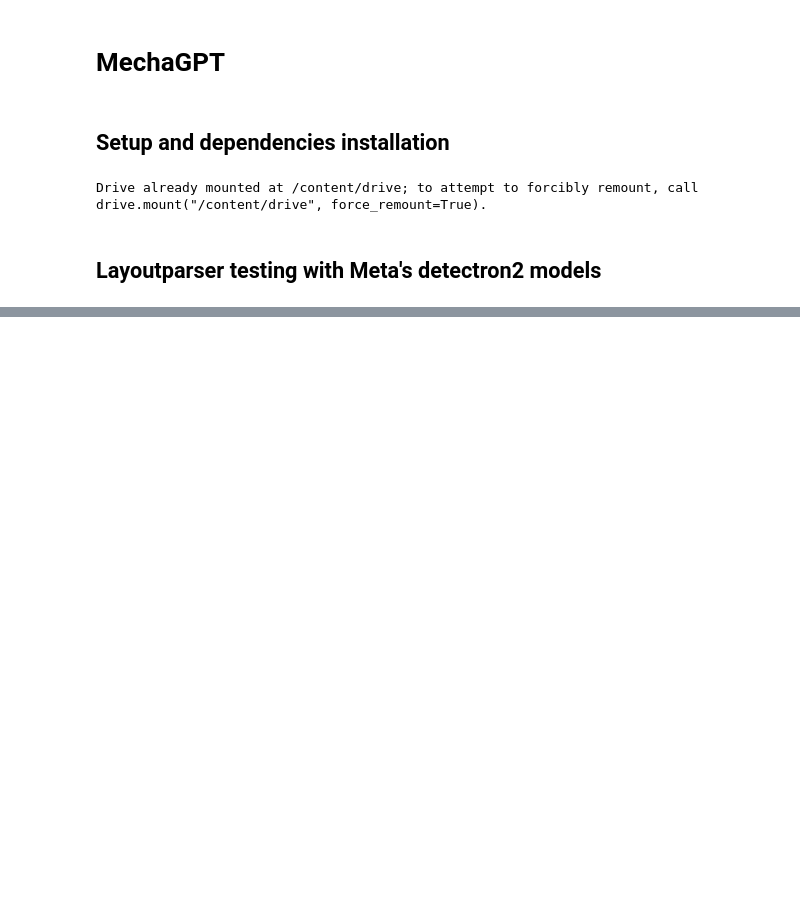
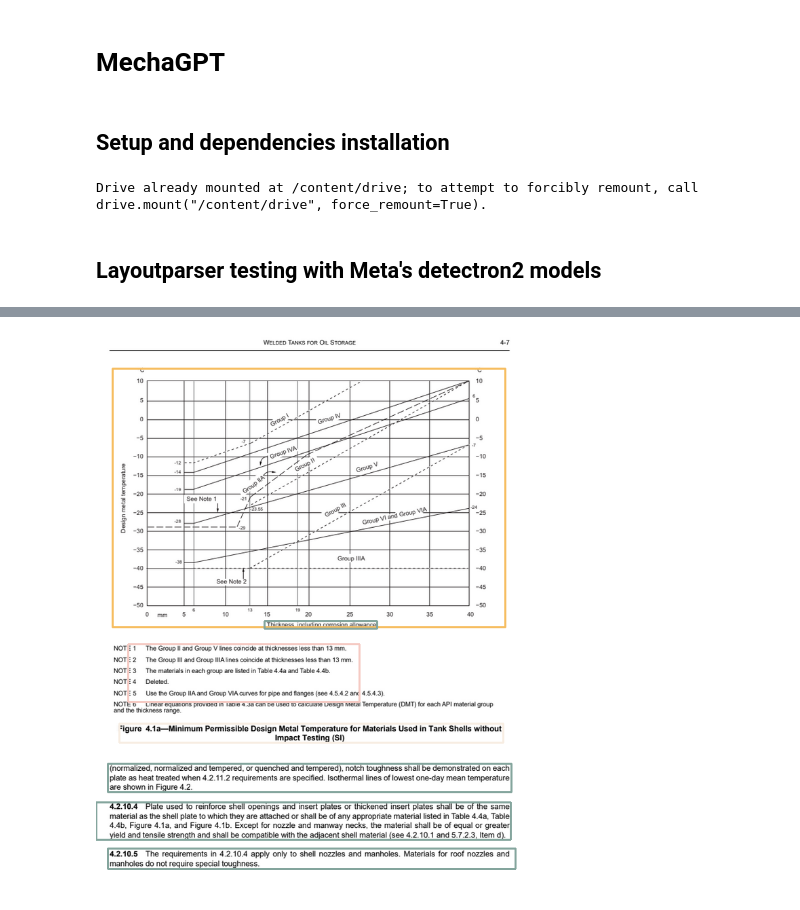
Before and after one commit to include07/MechaGPT, a Jupyter notebook: main.ipynb, the cells around one changed output, grey strips where cells are left out. Saved outputs shown, nothing was run; the diff lists cells and outputs as text; code cells hidden in the pictures; blank space fills up the shorter version.

```diff
--- a/main.ipynb
+++ b/main.ipynb
@@ -39,5 +62,8 @@ model3 = lp.Detectron2LayoutModel('lp://PubLayNet/faster_rcnn_R_50_FPN_3x/config
 # %%
 # Detect the layout of the input image
 layout3 = model3.detect(image)
 
 sorted_layout3 = sorted(layout3, key=lambda x: x.coordinates[1])
+lp.draw_box(image, layout3, box_width=3)
+# %% [output]
+[figure, added]
```
Also changed, not shown: parts of 5 cells of this notebook.
